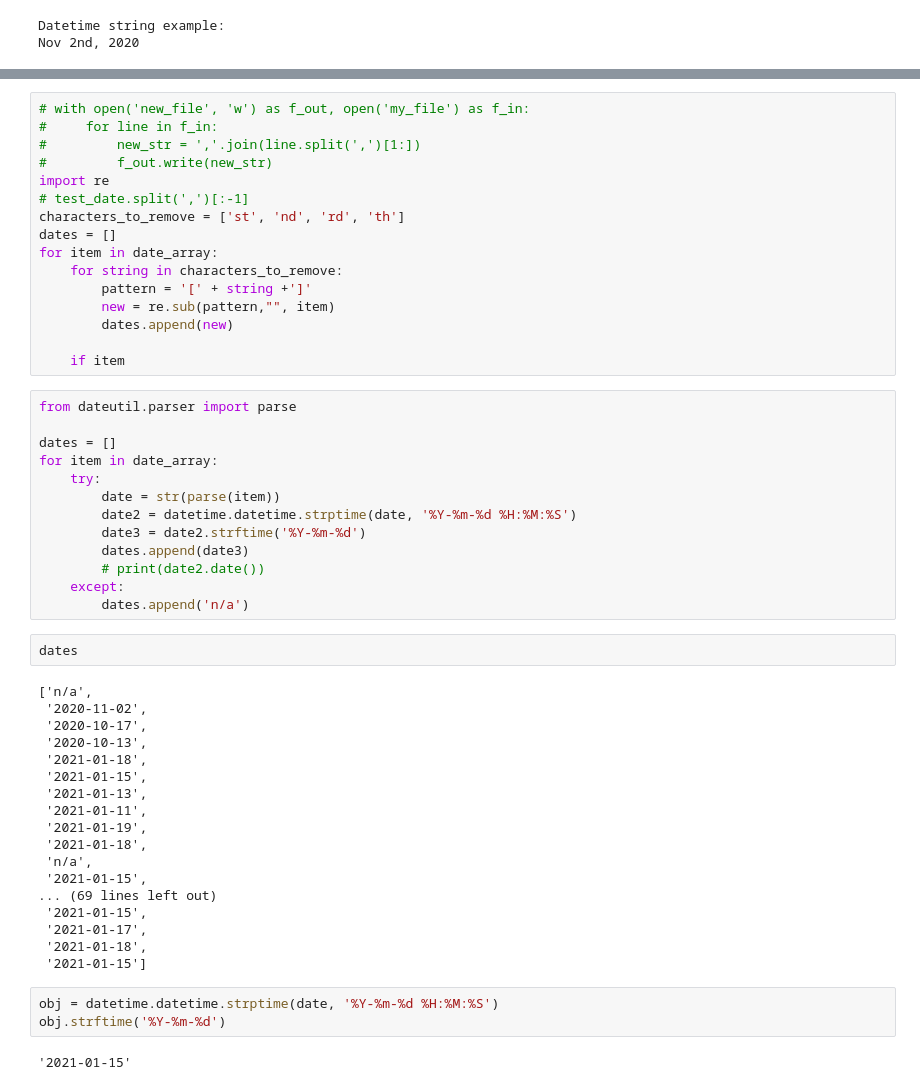
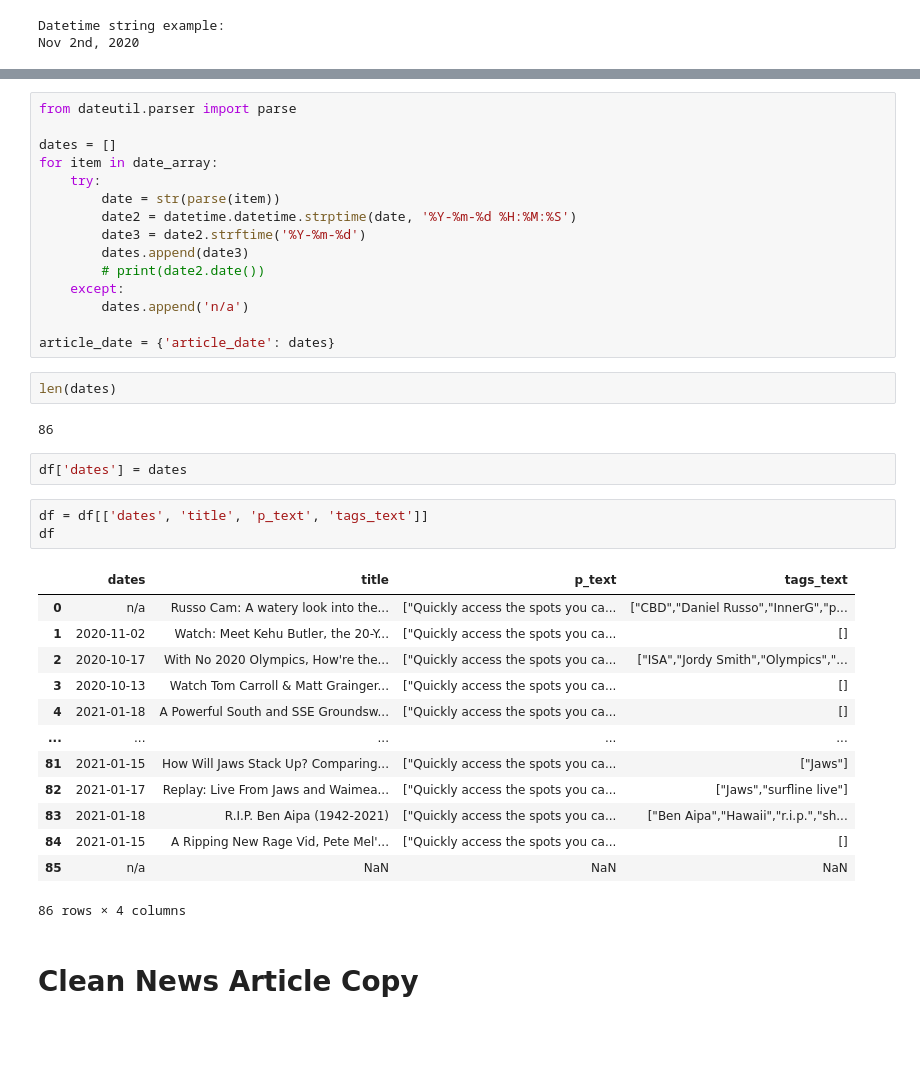
Before and after one commit to jaysueno/webscraping_surfline_blog, a Jupyter notebook: data_cleanup_notebook.ipynb, the cells around one changed output, grey strips where cells are left out. Drawn from its saved outputs; the diff is of its cells as text; blank space fills up the shorter version.

```diff
--- a/data_cleanup_notebook.ipynb
+++ b/data_cleanup_notebook.ipynb
@@ -56,19 +66,3 @@ Name: date, Length: 85, dtype: object
-# %%
-# with open('new_file', 'w') as f_out, open('my_file') as f_in:
-#     for line in f_in:
-#         new_str = ','.join(line.split(',')[1:])
-#         f_out.write(new_str)
-import re
-# test_date.split(',')[:-1]
-characters_to_remove = ['st', 'nd', 'rd', 'th']
-dates = []
-for item in date_array:
-    for string in characters_to_remove:
-        pattern = '[' + string +']'
-        new = re.sub(pattern,"", item)
-        dates.append(new)
-
-    if item
 # %%
 from dateutil.parser import parse
 
@@ -82,28 +76,30 @@ for item in date_array:
         # print(date2.date())
     except:
         dates.append('n/a')
+
+article_date = {'article_date': dates}
-# %%
-dates
-# %% [output]
-['n/a',
- '2020-11-02',
- '2020-10-17',
- '2020-10-13',
- '2021-01-18',
- '2021-01-15',
- '2021-01-13',
- '2021-01-11',
- '2021-01-19',
- '2021-01-18',
- 'n/a',
- '2021-01-15',
-... (69 lines left out)
- '2021-01-15',
- '2021-01-17',
- '2021-01-18',
- '2021-01-15']
-# %%
-obj = datetime.datetime.strptime(date, '%Y-%m-%d %H:%M:%S')
-obj.strftime('%Y-%m-%d')
-# %% [output]
-'2021-01-15'
+# %%
+len(dates)
+# %% [output]
+86
+# %%
+df['dates'] = dates
+# %%
+df = df[['dates', 'title', 'p_text', 'tags_text']]
+df
+# %% [output]
+|  | dates | title | p_text | tags_text |
+| 0 | n/a | Russo Cam: A watery look into the... | ["Quickly access the spots you ca... | ["CBD","Daniel Russo","InnerG","p... |
+| 1 | 2020-11-02 | Watch: Meet Kehu Butler, the 20-Y... | ["Quickly access the spots you ca... | [] |
+| 2 | 2020-10-17 | With No 2020 Olympics, How're the... | ["Quickly access the spots you ca... | ["ISA","Jordy Smith","Olympics","... |
+| 3 | 2020-10-13 | Watch Tom Carroll & Matt Grainger... | ["Quickly access the spots you ca... | [] |
+| 4 | 2021-01-18 | A Powerful South and SSE Groundsw... | ["Quickly access the spots you ca... | [] |
+| ... | ... | ... | ... | ... |
+| 81 | 2021-01-15 | How Will Jaws Stack Up? Comparing... | ["Quickly access the spots you ca... | ["Jaws"] |
+| 82 | 2021-01-17 | Replay: Live From Jaws and Waimea... | ["Quickly access the spots you ca... | ["Jaws","surfline live"] |
+| 83 | 2021-01-18 | R.I.P. Ben Aipa (1942-2021) | ["Quickly access the spots you ca... | ["Ben Aipa","Hawaii","r.i.p.","sh... |
+| 84 | 2021-01-15 | A Ripping New Rage Vid, Pete Mel'... | ["Quickly access the spots you ca... | [] |
+| 85 | n/a | NaN | NaN | NaN |
+86 rows × 4 columns
+# %% [markdown]
+# Clean News Article Copy
```
Also changed, not shown: parts of 11 cells of this notebook.
